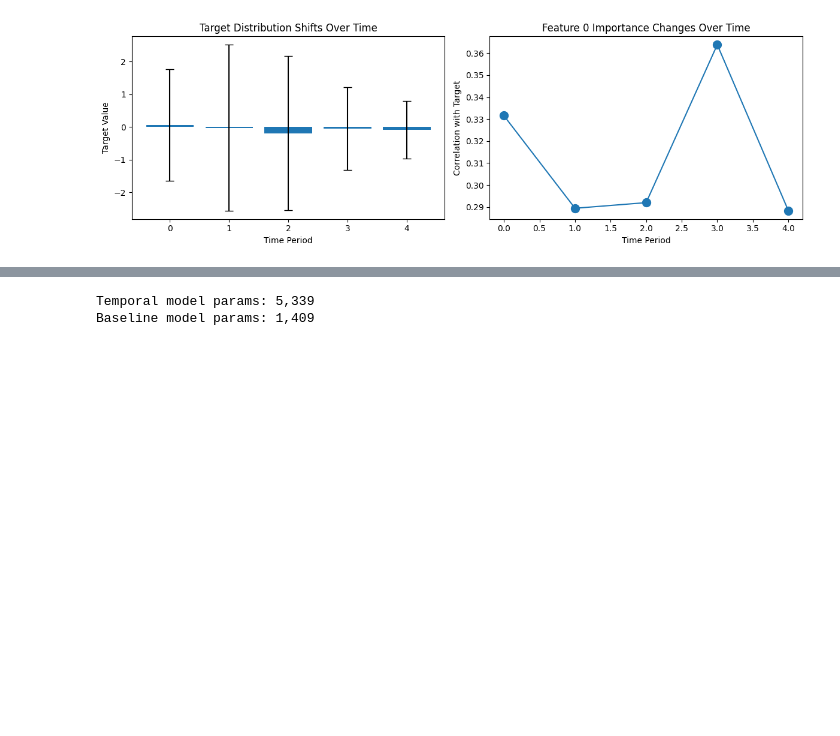
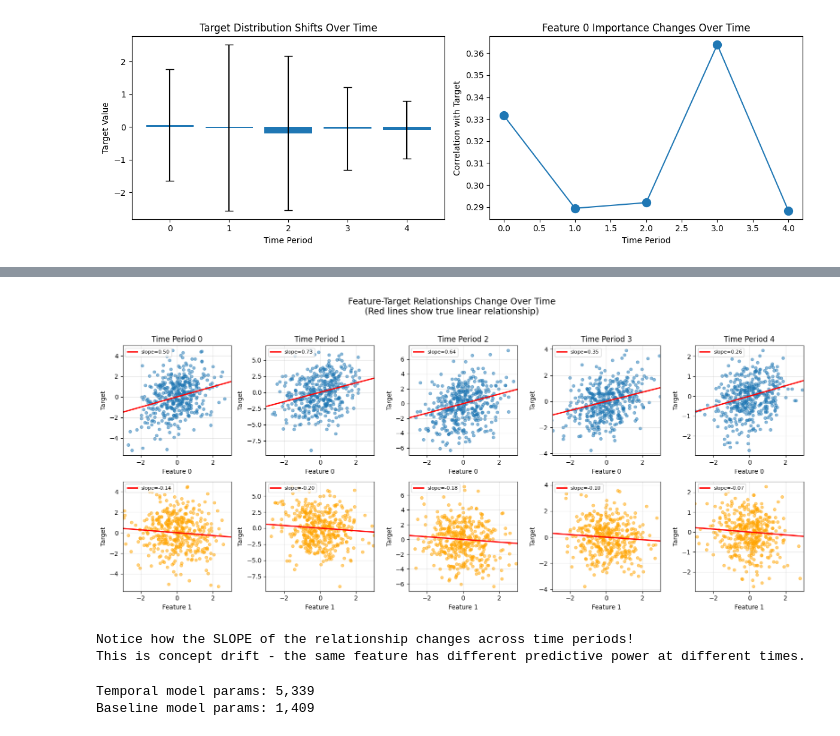
Before and after one commit to liamflynn1989/tabular-nn-research, a Jupyter notebook: tutorials/01_temporal_modulation.ipynb, the cells around one changed output, grey strips where cells are left out. Saved outputs shown, nothing was run; the diff lists cells and outputs as text; code cells hidden in the pictures; blank space fills up the shorter version.

```diff
--- a/tutorials/01_temporal_modulation.ipynb
+++ b/tutorials/01_temporal_modulation.ipynb
@@ -395,3 +537,63 @@ Time periods: [0 1 2 3 4]
+# %%
+# =============================================================================
+# PLOT 2: Feature vs Target Scatter Plots Per Time Period
+# =============================================================================
+fig, axes = plt.subplots(2, 5, figsize=(16, 7))
+
+# Top row: Feature 0 vs Target for each time period
+for t in range(n_periods):
+    ax = axes[0, t]
+    mask = time_idx == t
+    x_feat = X[mask, 0].numpy()
+    y_target = y[mask].squeeze().numpy()
+
+    ax.scatter(x_feat, y_target, alpha=0.5, s=20)
+
+    # Add regression line
+    slope = true_coefs[t, 0]
+    x_line = np.linspace(-3, 3, 100)
+    y_line = slope * x_line
+    ax.plot(x_line, y_line, 'r-', linewidth=2, label=f'slope={slope:.2f}')
+
+    ax.set_xlabel('Feature 0')
+    ax.set_ylabel('Target')
+    ax.set_title(f'Time Period {t}')
+    ax.set_xlim(-3, 3)
+    ax.legend(loc='upper left', fontsize=8)
+    ax.grid(True, alpha=0.3)
+
+# Bottom row: Feature 1 vs Target for each time period
+for t in range(n_periods):
+    ax = axes[1, t]
+    mask = time_idx == t
+    x_feat = X[mask, 1].numpy()
+    y_target = y[mask].squeeze().numpy()
+
+    ax.scatter(x_feat, y_target, alpha=0.5, s=20, color='orange')
+
+    # Add regression line
+    slope = true_coefs[t, 1]
+    x_line = np.linspace(-3, 3, 100)
+    y_line = slope * x_line
+    ax.plot(x_line, y_line, 'r-', linewidth=2, label=f'slope={slope:.2f}')
+
+    ax.set_xlabel('Feature 1')
+    ax.set_ylabel('Target')
+    ax.set_xlim(-3, 3)
+    ax.legend(loc='upper left', fontsize=8)
+    ax.grid(True, alpha=0.3)
+
+plt.suptitle('Feature-Target Relationships Change Over Time\n(Red lines show true linear relationship)',
+             fontsize=14, y=1.02)
+plt.tight_layout()
+plt.show()
+
+print("Notice how the SLOPE of the relationship changes across time periods!")
+print("This is concept drift - the same feature has different predictive power at different times.")
+# %% [output]
+[figure, added]
+Notice how the SLOPE of the relationship changes across time periods!
+This is concept drift - the same feature has different predictive power at different times.
 # %%
 from torch.utils.data import TensorDataset, DataLoader
 import torch.optim as optim
```
Also changed, not shown: parts of 8 cells of this notebook.
